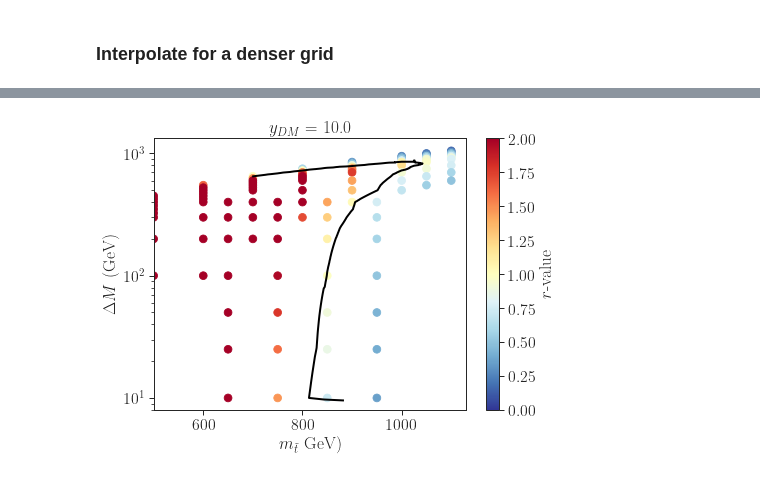
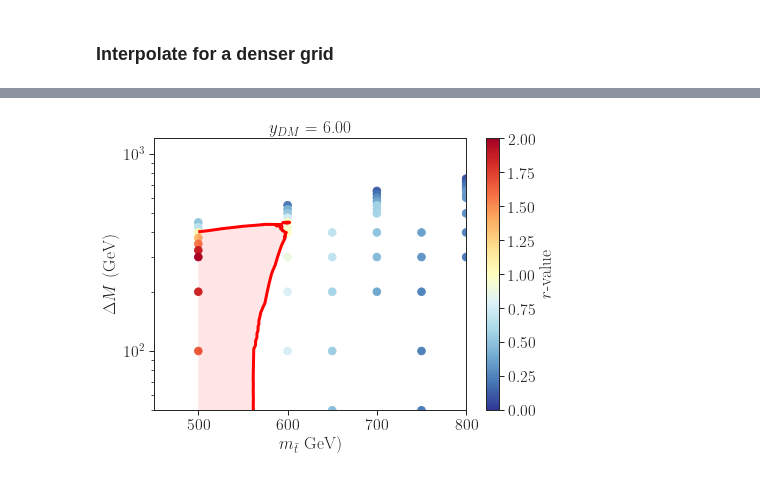
Before and after one commit to andlessa/SMStoEFT, a Jupyter notebook: notebooks/plotExclusionMonojet-DMEFT.ipynb, the cells around one changed output, grey strips where cells are left out. Cells and saved outputs as stored; diff of their text form; code cells hidden in the pictures.

```diff
--- a/notebooks/plotExclusionMonojet-DMEFT.ipynb
+++ b/notebooks/plotExclusionMonojet-DMEFT.ipynb
@@ -66,7 +66,8 @@ $y_{DM}$ = 10.0
 recastData = recastData[recastData['Data-takingperiod'] == 2017]
 # %%
 # kfactor = (np.sqrt(4*np.pi)/parameters[ydm])**4 # K-factor for pertubative limit
-kfactor = 1.0
+kfactor = (6.0/parameters['$y_{DM}$'])**4
+textstr = textstr.replace(r'%s' %(parameters['$y_{DM}$']),r'%1.2f' %(parameters['$y_{DM}$']*(kfactor**(1/4))))
 lmuData = np.log10(recastData['$\mu^{UL}_{obs}$']/kfactor)
 rValues = 1/((recastData['$\mu^{UL}_{obs}$']/kfactor))
 # %%
@@ -121,19 +126,25 @@ np.savetxt('monojet_curve_dmeft.csv',(cs.allsegs[0][0][:,1],cs.allsegs[0][0][:,0
 # %%
 fig = plt.figure(figsize=(7,5))
 y = recastData[mstop]
 x = recastData[mchi]
 plt.scatter(x=y,y=y-x,vmin=0.0,vmax=2.0,
             c=rValues,cmap=cm,s=60)
 cbar = plt.colorbar(label=r'$r$-value')
 cs = plt.tricontour(pts[:,1],pts[:,1]-pts[:,0],rPts,levels=[1.0],
-               linewidths=2,linestyles='solid',colors='black')
+               linewidths=3,linestyles='solid',colors='red')
+
+
+plt.fill_between(cs.allsegs[0][0][:,0],cs.allsegs[0][0][:,1],0.,linewidth=0,
+                 linestyle='-',color='red',alpha=0.1)
+
 plt.ylabel(r'$\Delta M$ (GeV)')
 plt.xlabel(r'$m_{\tilde t}$ GeV)')
 plt.yscale('log')
-# plt.xlim(500,1200)
-# plt.xlim(150,550)
+plt.ylim(50,1200)
+plt.xlim(450,800)
 plt.title(textstr)
+plt.savefig('dmeft_exclusion_deltaM.png')
 
 plt.show()
 # %% [output]
-[figure, old version]
+[figure, new version]
```
Also changed, not shown: parts of 2 cells of this notebook, 51 other files.
